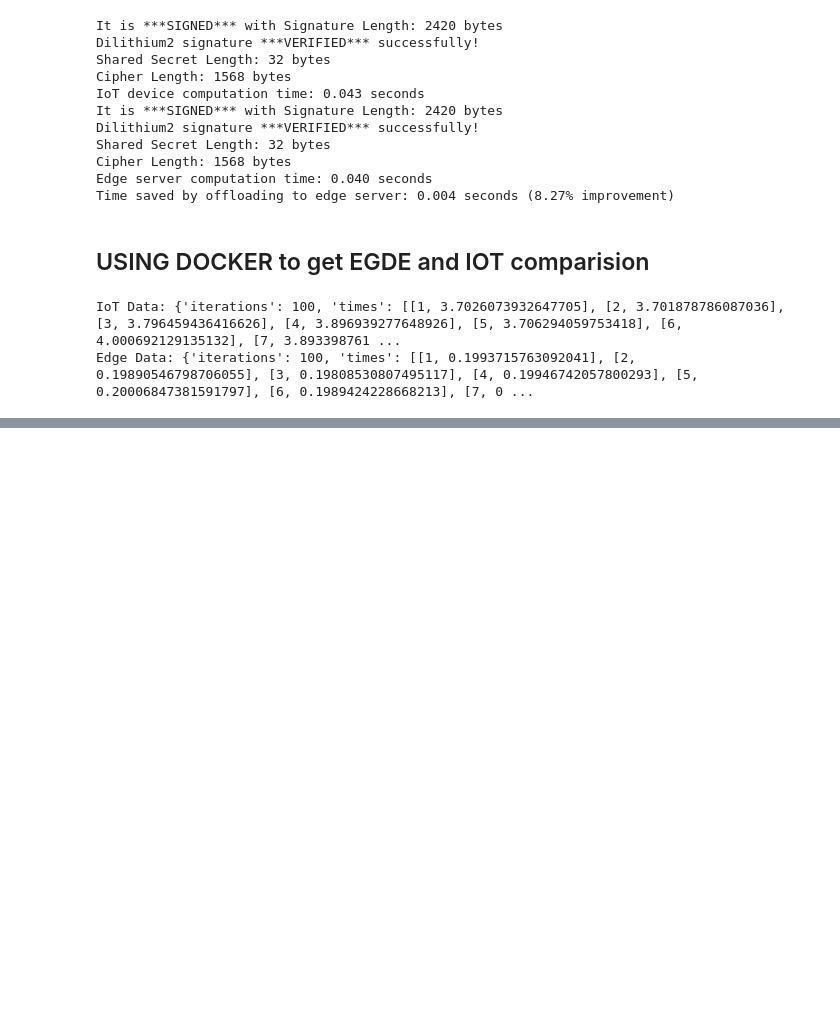
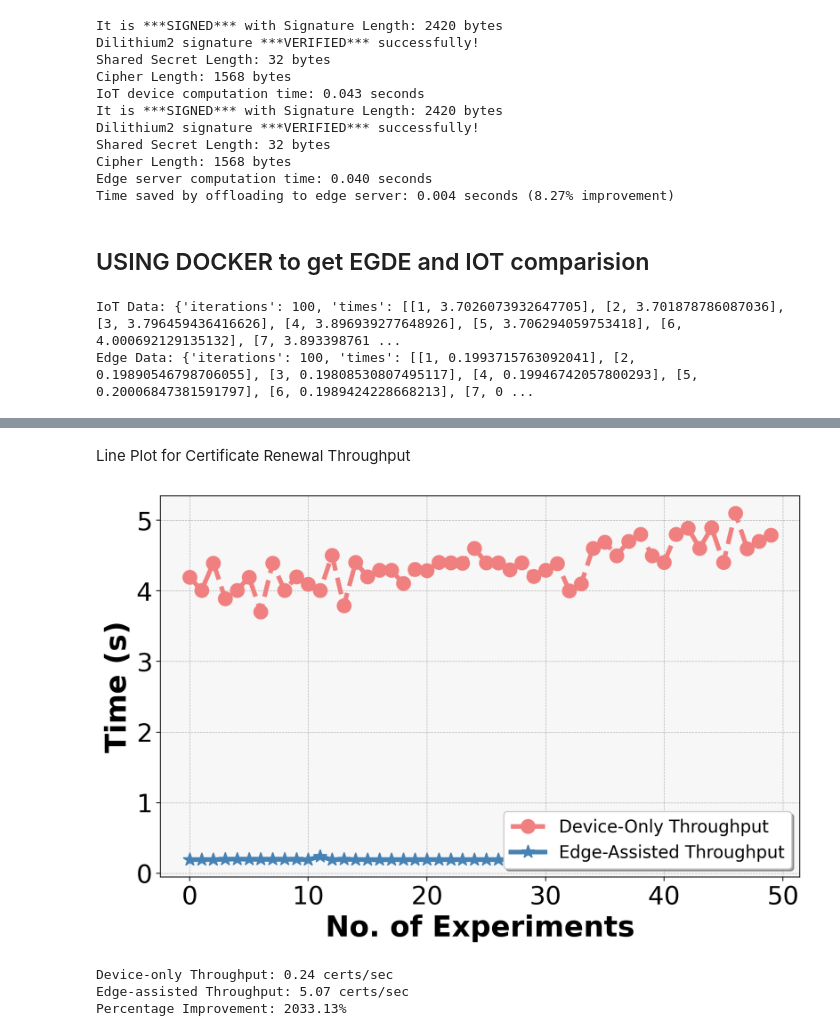
Before and after one commit to mkashani-phd/futureg-quantum-ca, a Jupyter notebook: main.ipynb, the cells around one changed output, grey strips where cells are left out. Saved outputs shown, nothing was run; the diff lists cells and outputs as text; code cells hidden in the pictures; blank space fills up the shorter version.

```diff
--- a/main.ipynb
+++ b/main.ipynb
@@ -782,0 +530,39 @@ These complete processes walk you through how to:
+# %% [markdown]
+Line Plot for Certificate Renewal Throughput
+# %%
+# Plot
+plt.figure(figsize=(10, 6), dpi=200)
+
+plt.xticks(fontsize=22)
+plt.yticks(fontsize=22)
+
+plt.plot(iot_times[50:], label='Device-Only Throughput', marker='o', markersize=12,
+         linewidth=4, color='#f08080', linestyle='--')
+plt.plot(edge_times[50:], label='Edge-Assisted Throughput', marker='*', markersize=12,
+         linewidth=4, color='#4682b4', linestyle='-')
+
+plt.xlabel('No. of Experiments', fontsize=25, fontweight='bold')
+plt.ylabel('Time (s)', fontsize=25, fontweight='bold')
+
+
+plt.legend(fontsize=15, loc='lower right', frameon=True, shadow=True, fancybox=True)
+plt.grid(True, which='major', linestyle='--', linewidth=0.5)
+plt.gca().set_facecolor('#f7f7f7')
+plt.show()
+# %% [output]
+[figure, added]
+# %%
+# Calculate throughput (certificates per second)
+avg_device_throughput = 1 / np.mean(iot_times)
+avg_edge_throughput = 1 / np.mean(edge_times)
+
+# Improvement
+improvement = ((avg_edge_throughput - avg_device_throughput) / avg_device_throughput) * 100
+
+print(f"Device-only Throughput: {avg_device_throughput:.2f} certs/sec")
+print(f"Edge-assisted Throughput: {avg_edge_throughput:.2f} certs/sec")
+print(f"Percentage Improvement: {improvement:.2f}%")
+# %% [output]
+Device-only Throughput: 0.24 certs/sec
+Edge-assisted Throughput: 5.07 certs/sec
+Percentage Improvement: 2033.13%
```
Also changed, not shown: parts of 33 cells of this notebook, 5 other files.
